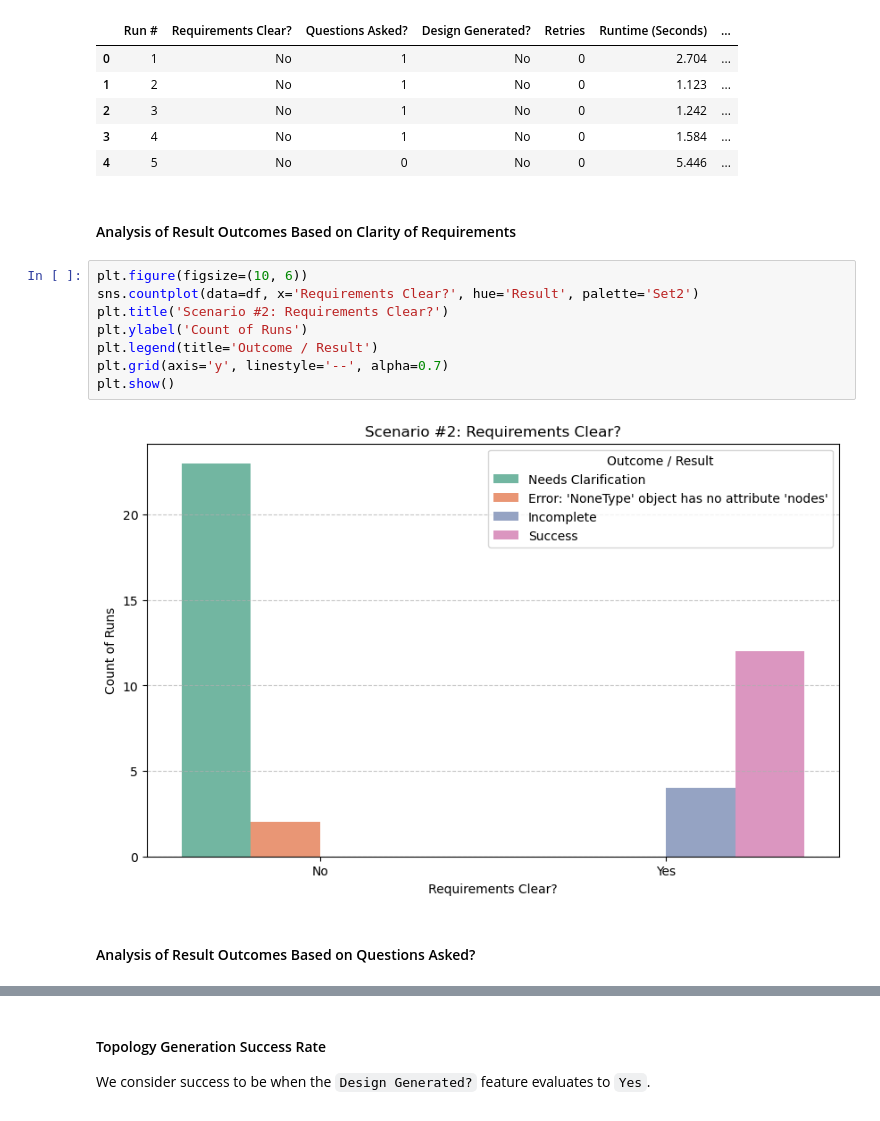
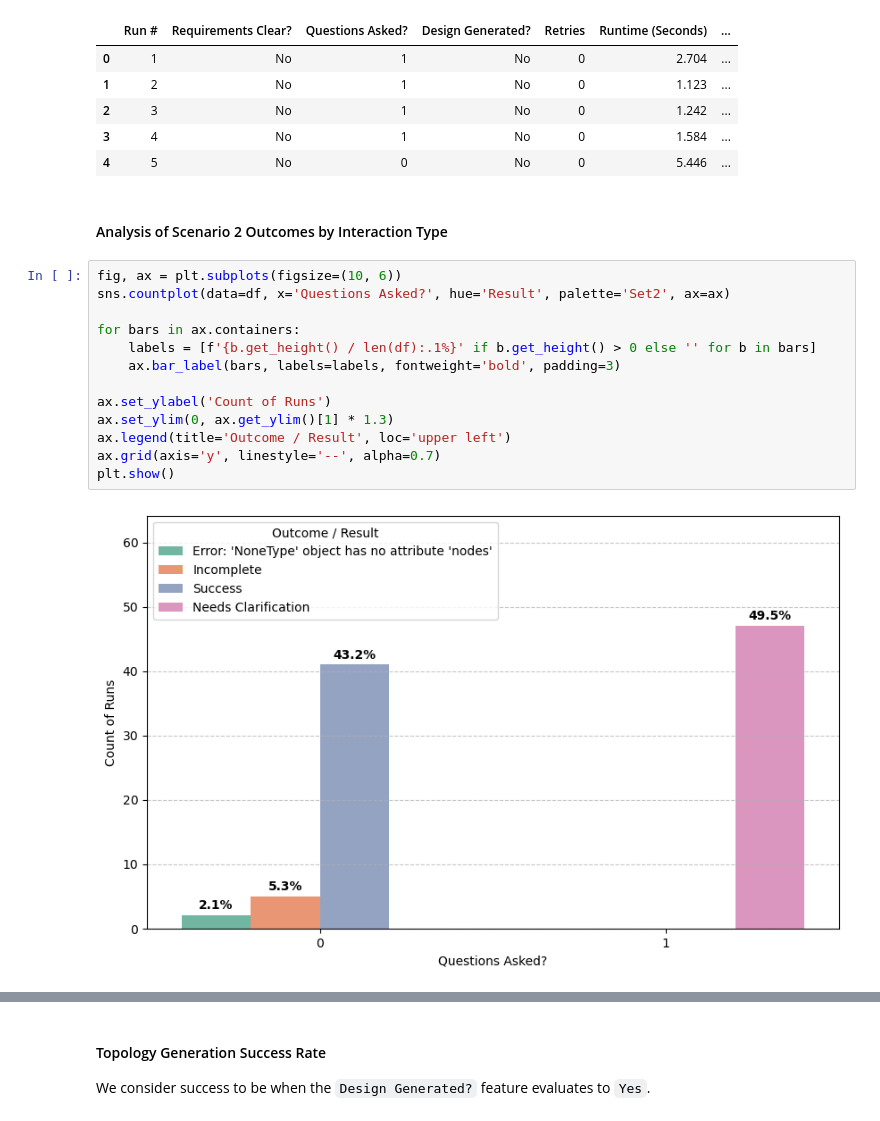
Before and after one commit to Abdisamad001/TopoScribe-AI, a Jupyter notebook: backend/data/scenario-analysis.ipynb, the cells around one changed output, grey strips where cells are left out. Saved outputs shown, nothing was run; the diff lists cells and outputs as text.

Commit message:
Scenario 2 Analysis Updated

```diff
--- a/backend/data/scenario-analysis.ipynb
+++ b/backend/data/scenario-analysis.ipynb
@@ -20,17 +20,20 @@ df.head()
 | 2 | 3 | No | 1 | No | 0 | 1.242 | ... |
 | 3 | 4 | No | 1 | No | 0 | 1.584 | ... |
 | 4 | 5 | No | 0 | No | 0 | 5.446 | ... |
-# %% [markdown]
-#### Analysis of Result Outcomes Based on Clarity of Requirements
+# %% [markdown]
+#### Analysis of Scenario 2 Outcomes by Interaction Type
 # %%
-plt.figure(figsize=(10, 6))
-sns.countplot(data=df, x='Requirements Clear?', hue='Result', palette='Set2')
-plt.title('Scenario #2: Requirements Clear?')
-plt.ylabel('Count of Runs')
-plt.legend(title='Outcome / Result')
-plt.grid(axis='y', linestyle='--', alpha=0.7)
+fig, ax = plt.subplots(figsize=(10, 6))
+sns.countplot(data=df, x='Questions Asked?', hue='Result', palette='Set2', ax=ax)
+
+for bars in ax.containers:
+    labels = [f'{b.get_height() / len(df):.1%}' if b.get_height() > 0 else '' for b in bars]
+    ax.bar_label(bars, labels=labels, fontweight='bold', padding=3)
+
+ax.set_ylabel('Count of Runs')
+ax.set_ylim(0, ax.get_ylim()[1] * 1.3)
+ax.legend(title='Outcome / Result', loc='upper left')
+ax.grid(axis='y', linestyle='--', alpha=0.7)
 plt.show()
 # %% [output]
-[figure, old version]
+[figure, new version]
-# %% [markdown]
-#### Analysis of Result Outcomes Based on Questions Asked?
```
Also changed, not shown: parts of 2 cells of this notebook.
